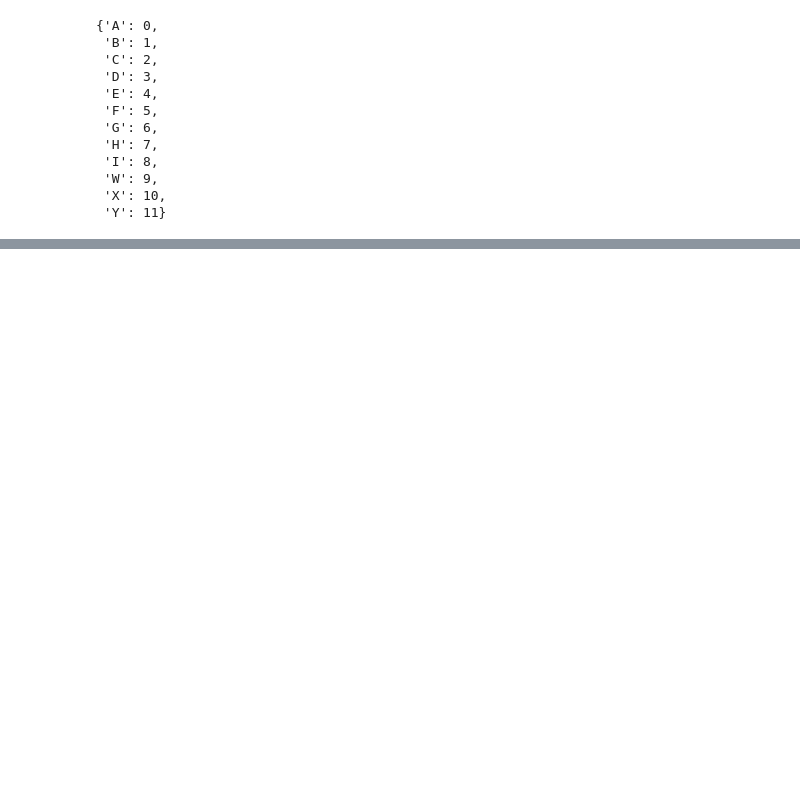
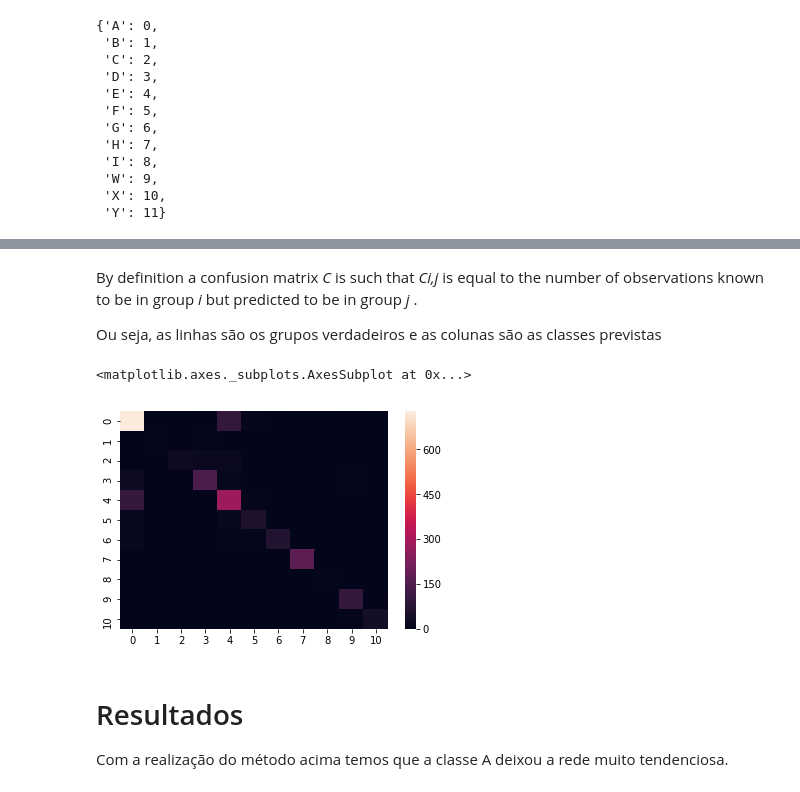
Before and after one commit to nathNath/provadeia, a Jupyter notebook: questaodois/Segunda questão.ipynb, the cells around one changed output, grey strips where cells are left out. Cells and saved outputs as stored; diff of their text form; code cells hidden in the pictures; blank space fills up the shorter version.

```diff
--- a/questaodois/Segunda questão.ipynb
+++ b/questaodois/Segunda questão.ipynb
@@ -574,0 +510,8 @@ Returns the loss value & metrics values for the model in test mode.
+# %%
+y_pred = classifier.predict(X_test)
+# %%
+inverted_y_pred = list()
+for i in range(len(y_pred)):
+    inverted_y_pred.append(int(label_encoder.inverse_transform([np.argmax(y_pred[i])])))
+print("inverted len:", len(inverted_y_pred))
+print("y_pred: ", y_pred, y_pred.shape)
@@ -574,0 +533,6 @@ Returns the loss value & metrics values for the model in test mode.
+# %%
+inverted_y_test = list()
+for i in range(len(y_test)):
+    inverted_y_test.append(int(label_encoder.inverse_transform([np.argmax(y_test[i])])))
+print("inverted len:", len(inverted_y_test))
+print("y_pred: ", y_test, y_test.shape)
@@ -574,0 +575,7 @@ Returns the loss value & metrics values for the model in test mode.
+# %%
+from sklearn.metrics import confusion_matrix
+
+# Sintaxe da função
+# sklearn.metrics.confusion_matrix(y_true, y_pred, labels=None, sample_weight=None)
+matrix = confusion_matrix(inverted_y_test, inverted_y_pred)
+matrix
@@ -574,0 +594,4 @@ Returns the loss value & metrics values for the model in test mode.
+# %% [markdown]
+By definition a confusion matrix _*C*_ is such that _*Ci,j*_ is equal to the number of observations known to be in group _*i*_ but predicted to be in group _*j*_ .
+
+Ou seja, as linhas são os grupos verdadeiros e as colunas são as classes previstas
@@ -574,0 +600,9 @@ Returns the loss value & metrics values for the model in test mode.
+# %%
+seaborn.heatmap(matrix)
+# %% [output]
+<matplotlib.axes._subplots.AxesSubplot at 0x...>
+[figure, added]
+# %% [markdown]
+# Resultados
+
+Com a realização do método acima temos que a classe A deixou a rede muito tendenciosa.
```
Also changed, not shown: parts of 97 cells of this notebook, 21 other files.
